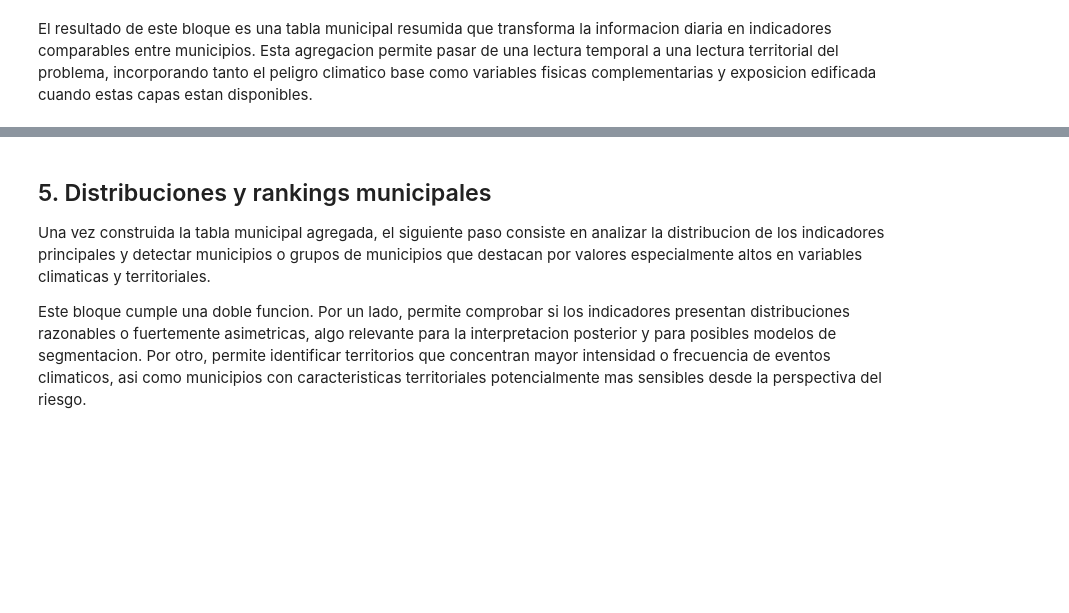
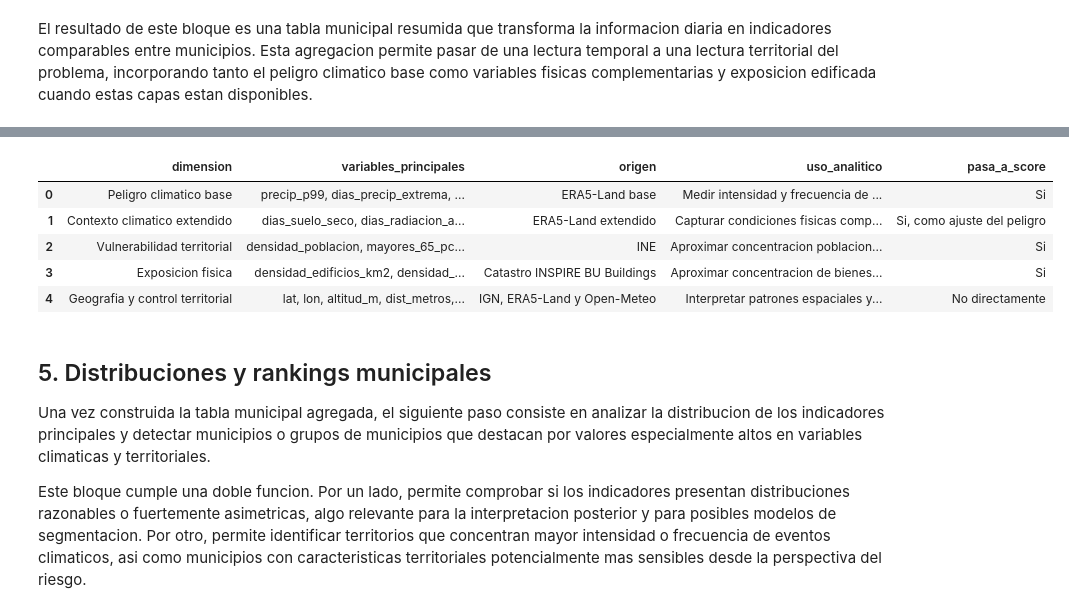
Before and after one commit to gonzalolarriba/modelo-geoespacial-riesgo-climatico, a Jupyter notebook: notebooks/notebook_3_analisis_dato.ipynb, the cells around one changed output, grey strips where cells are left out. Cells and saved outputs as stored; diff of their text form; code cells hidden in the pictures; blank space fills up the shorter version.

```diff
--- a/notebooks/notebook_3_analisis_dato.ipynb
+++ b/notebooks/notebook_3_analisis_dato.ipynb
@@ -491,3 +497,52 @@ El resultado de este bloque es una tabla municipal resumida que transforma la in
+# %%
+variable_catalog = pd.DataFrame(
+    [
+        {
+            "dimension": "Peligro climatico base",
+            "variables_principales": "precip_p99, dias_precip_extrema, dias_calor_intenso, viento_p95",
+            "origen": "ERA5-Land base",
+            "uso_analitico": "Medir intensidad y frecuencia de amenazas climaticas principales.",
+            "pasa_a_score": "Si",
+        },
+        {
+            "dimension": "Contexto climatico extendido",
+            "variables_principales": "dias_suelo_seco, dias_radiacion_alta, dias_runoff_extremo",
+            "origen": "ERA5-Land extendido",
+            "uso_analitico": "Capturar condiciones fisicas complementarias que pueden modular el riesgo.",
+            "pasa_a_score": "Si, como ajuste del peligro",
+        },
+        {
+            "dimension": "Vulnerabilidad territorial",
+            "variables_principales": "densidad_poblacion, mayores_65_pct, renta_media_hogar",
+            "origen": "INE",
+            "uso_analitico": "Aproximar concentracion poblacional, fragilidad demografica y capacidad economica.",
+            "pasa_a_score": "Si",
+        },
+        {
+            "dimension": "Exposicion fisica",
+            "variables_principales": "densidad_edificios_km2, densidad_viviendas_catastro_km2, ratio_huella_edificada_pct",
+            "origen": "Catastro INSPIRE BU Buildings",
+            "uso_analitico": "Aproximar concentracion de bienes construidos potencialmente expuestos.",
+            "pasa_a_score": "Si",
+        },
+        {
+            "dimension": "Geografia y control territorial",
+            "variables_principales": "lat, lon, altitud_m, dist_metros, area_km2",
+            "origen": "IGN, ERA5-Land y Open-Meteo",
+            "uso_analitico": "Interpretar patrones espaciales y limitaciones de resolucion.",
+            "pasa_a_score": "No directamente",
+        },
+    ]
+)
+
+display(variable_catalog)
+# %% [output]
+|  | dimension | variables_principales | origen | uso_analitico | pasa_a_score |
+| 0 | Peligro climatico base | precip_p99, dias_precip_extrema, ... | ERA5-Land base | Medir intensidad y frecuencia de ... | Si |
+| 1 | Contexto climatico extendido | dias_suelo_seco, dias_radiacion_a... | ERA5-Land extendido | Capturar condiciones fisicas comp... | Si, como ajuste del peligro |
+| 2 | Vulnerabilidad territorial | densidad_poblacion, mayores_65_pc... | INE | Aproximar concentracion poblacion... | Si |
+| 3 | Exposicion fisica | densidad_edificios_km2, densidad_... | Catastro INSPIRE BU Buildings | Aproximar concentracion de bienes... | Si |
+| 4 | Geografia y control territorial | lat, lon, altitud_m, dist_metros,... | IGN, ERA5-Land y Open-Meteo | Interpretar patrones espaciales y... | No directamente |
 # %% [markdown]
 ## 5. Distribuciones y rankings municipales
 
```
Also changed, not shown: parts of 11 cells of this notebook.
